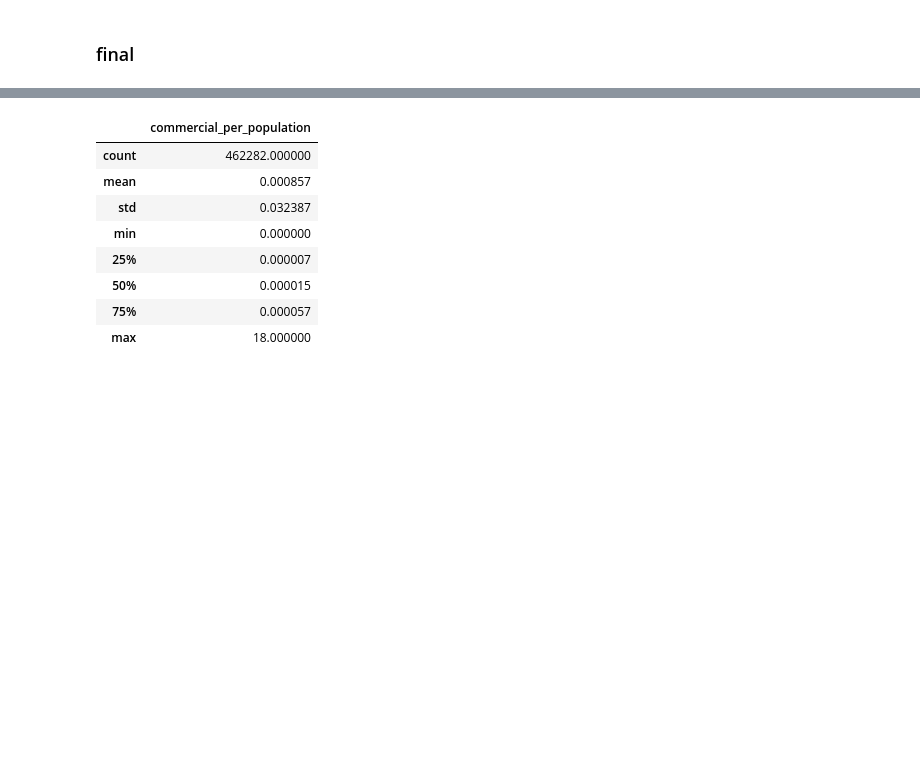
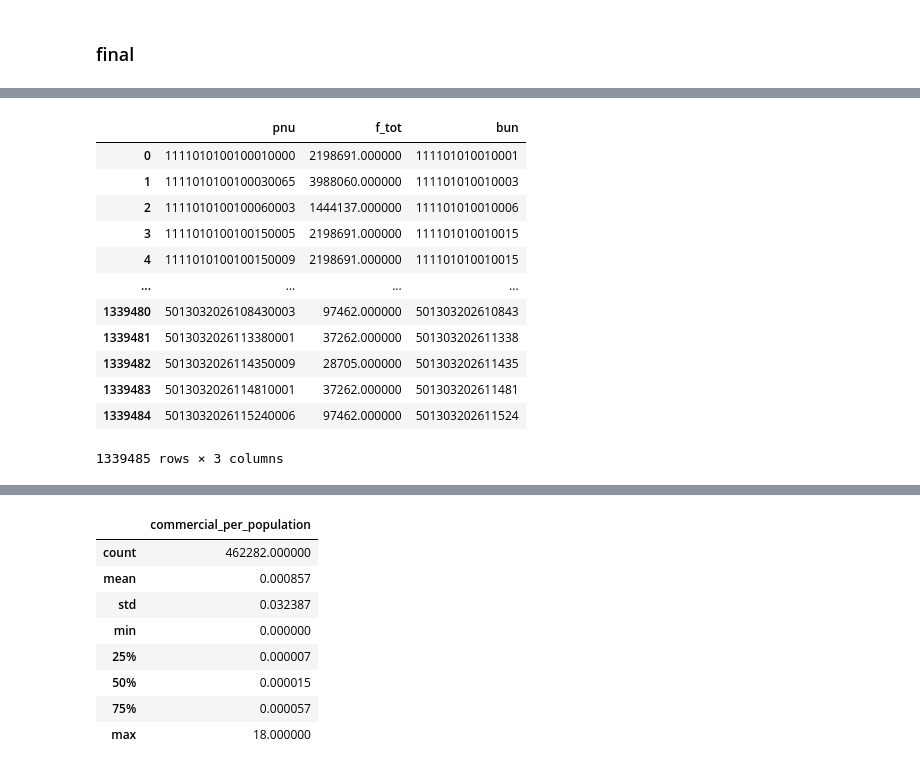
Before and after one commit to UL-DA/pythonProject, a Jupyter notebook: 부동산원_데이터댐/유동인구 대비 상가 공급 분석.ipynb, the cells around one changed output, grey strips where cells are left out. Drawn from its saved outputs; the diff is of its cells as text; code cells hidden in the pictures; blank space fills up the shorter version.

```diff
--- a/부동산원_데이터댐/유동인구 대비 상가 공급 분석.ipynb
+++ b/부동산원_데이터댐/유동인구 대비 상가 공급 분석.ipynb
@@ -168,0 +92,16 @@ print(len(df))
+# %%
+df_f_tot
+# %% [output]
+|  | pnu | f_tot | bun |
+| 0 | 1111010100100010000 | 2198691.000000 | 111101010010001 |
+| 1 | 1111010100100030065 | 3988060.000000 | 111101010010003 |
+| 2 | 1111010100100060003 | 1444137.000000 | 111101010010006 |
+| 3 | 1111010100100150005 | 2198691.000000 | 111101010010015 |
+| 4 | 1111010100100150009 | 2198691.000000 | 111101010010015 |
+| ... | ... | ... | ... |
+| 1339480 | 5013032026108430003 | 97462.000000 | 501303202610843 |
+| 1339481 | 5013032026113380001 | 37262.000000 | 501303202611338 |
+| 1339482 | 5013032026114350009 | 28705.000000 | 501303202611435 |
+| 1339483 | 5013032026114810001 | 37262.000000 | 501303202611481 |
+| 1339484 | 5013032026115240006 | 97462.000000 | 501303202611524 |
+1339485 rows × 3 columns
```
Also changed, not shown: parts of 7 cells of this notebook, 1 other file.
